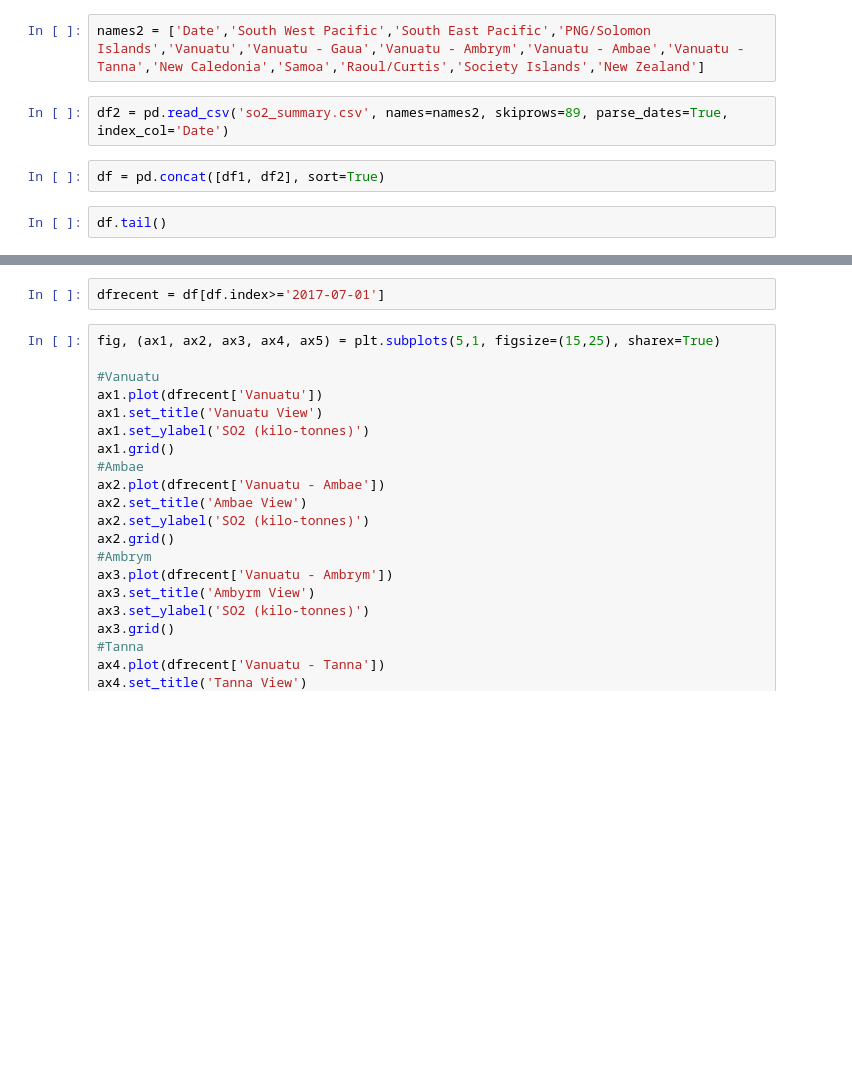
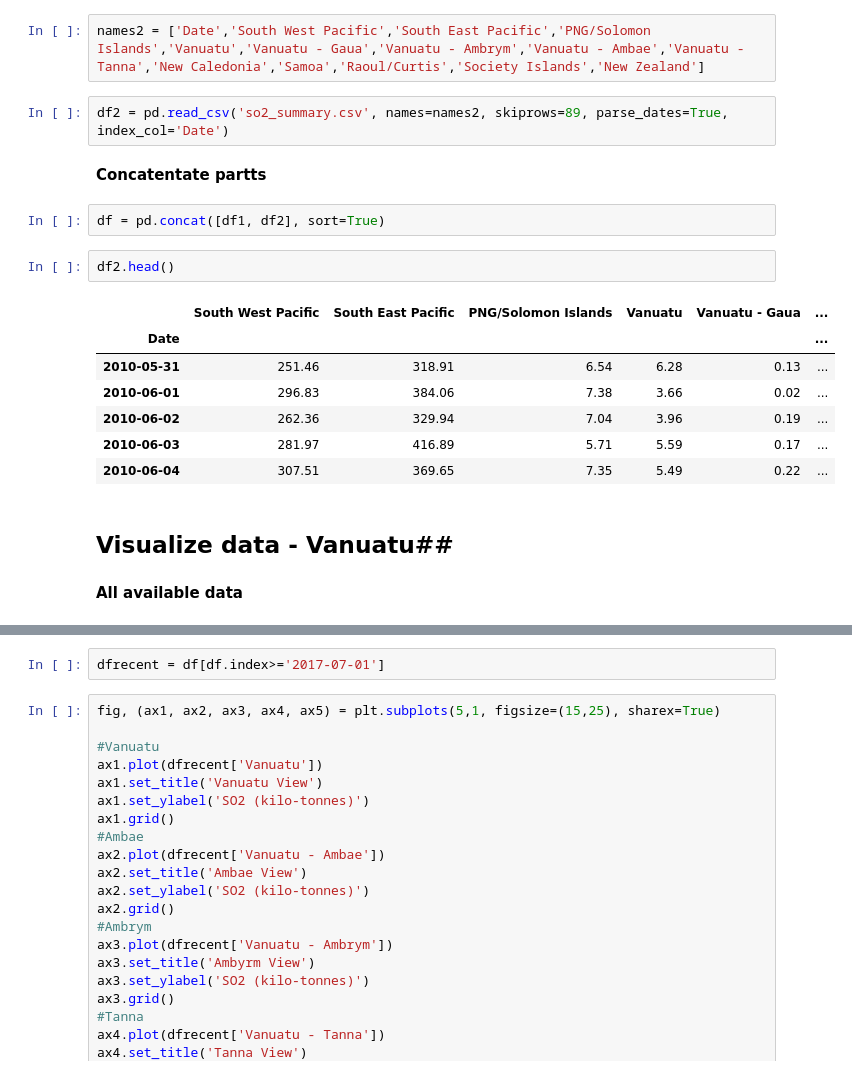
Before and after one commit to rumachan/OMI-SO2-Observations, a Jupyter notebook: omi_so2_summary_plot.ipynb, the cells around one changed output, grey strips where cells are left out. Drawn from its saved outputs; the diff is of its cells as text; blank space fills up the shorter version.

```diff
--- a/omi_so2_summary_plot.ipynb
+++ b/omi_so2_summary_plot.ipynb
@@ -22,10 +51,24 @@ df1['Vanuatu - Tanna'] = np.NaN
 names2 = ['Date','South West Pacific','South East Pacific','PNG/Solomon Islands','Vanuatu','Vanuatu - Gaua','Vanuatu - Ambrym','Vanuatu - Ambae','Vanuatu - Tanna','New Caledonia','Samoa','Raoul/Curtis','Society Islands','New Zealand']
 # %%
 df2 = pd.read_csv('so2_summary.csv', names=names2, skiprows=89, parse_dates=True, index_col='Date')
+# %% [markdown]
+**Concatentate partts**
 # %%
 df = pd.concat([df1, df2], sort=True)
-# %%
-df.tail()
+# %%
+df2.head()
+# %% [output]
+|  | South West Pacific | South East Pacific | PNG/Solomon Islands | Vanuatu | Vanuatu - Gaua | ... |
+| Date |  |  |  |  |  | ... |
+| 2010-05-31 | 251.46 | 318.91 | 6.54 | 6.28 | 0.13 | ... |
+| 2010-06-01 | 296.83 | 384.06 | 7.38 | 3.66 | 0.02 | ... |
+| 2010-06-02 | 262.36 | 329.94 | 7.04 | 3.96 | 0.19 | ... |
+| 2010-06-03 | 281.97 | 416.89 | 5.71 | 5.59 | 0.17 | ... |
+| 2010-06-04 | 307.51 | 369.65 | 7.35 | 5.49 | 0.22 | ... |
+# %% [markdown]
+## Visualize data  - Vanuatu##
+# %% [markdown]
+**All available data**
 # %%
 fig, (ax1, ax2, ax3, ax4, ax5) = plt.subplots(5,1, figsize=(15,25), sharex=True)
 
```
Also changed, not shown: parts of 12 cells of this notebook, 1 other file.
